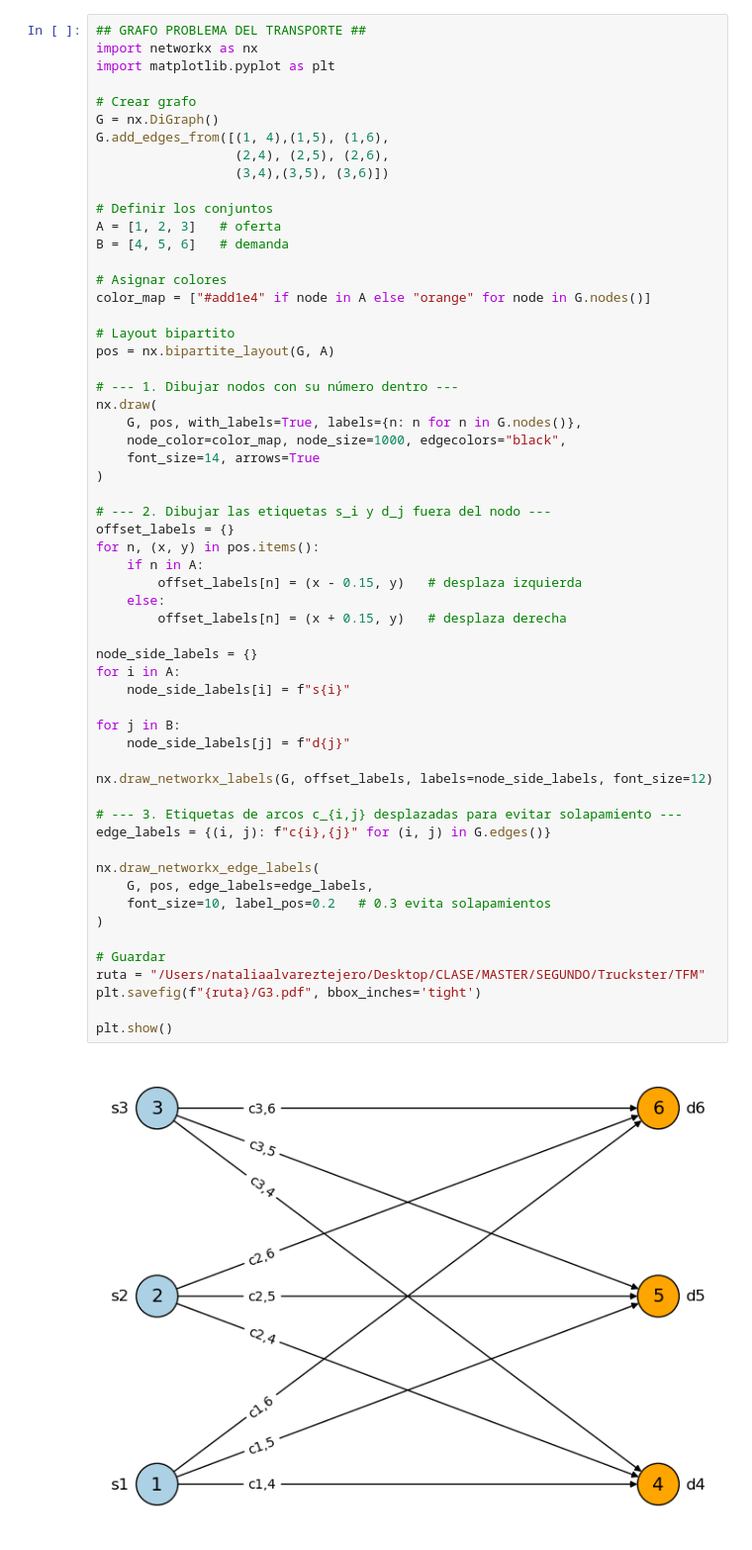
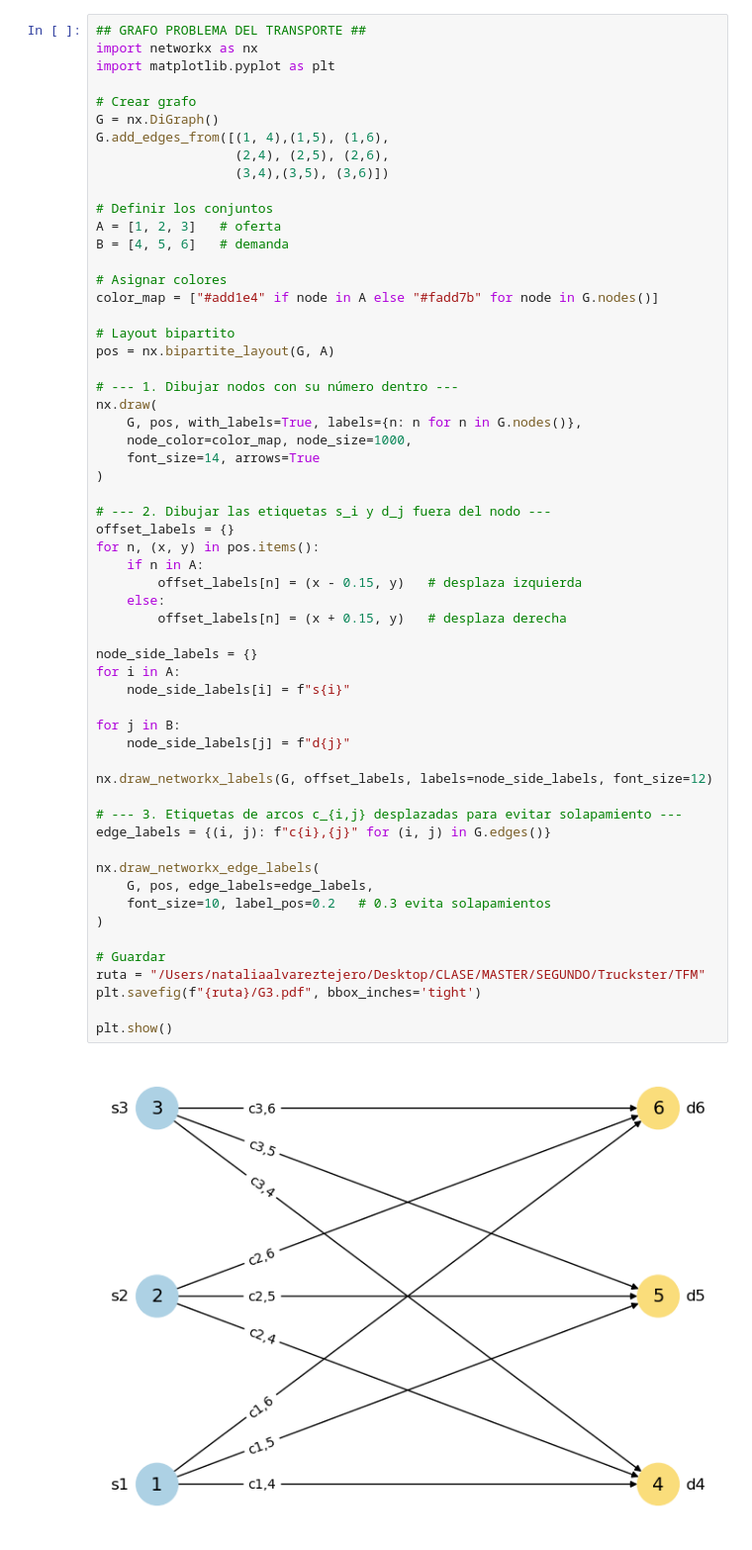
Before and after one commit to Nati-design/TFM, a Jupyter notebook: Representaciones.ipynb, the cells around one changed output. Shown at 99% size. Saved outputs shown, nothing was run; the diff lists cells and outputs as text.

```diff
--- a/Representaciones.ipynb
+++ b/Representaciones.ipynb
@@ -154,7 +154,7 @@ A = [1, 2, 3]   # oferta
 B = [4, 5, 6]   # demanda
 
 # Asignar colores
-color_map = ["#add1e4" if node in A else "orange" for node in G.nodes()]
+color_map = ["#add1e4" if node in A else "#fadd7b" for node in G.nodes()]
 
 # Layout bipartito
 pos = nx.bipartite_layout(G, A)
@@ -162,7 +162,7 @@ pos = nx.bipartite_layout(G, A)
 # --- 1. Dibujar nodos con su número dentro ---
 nx.draw(
     G, pos, with_labels=True, labels={n: n for n in G.nodes()},
-    node_color=color_map, node_size=1000, edgecolors="black",
+    node_color=color_map, node_size=1000,
     font_size=14, arrows=True
 )
 
@@ -170,31 +170,31 @@ nx.draw(
 offset_labels = {}
 for n, (x, y) in pos.items():
     if n in A:
         offset_labels[n] = (x - 0.15, y)   # desplaza izquierda
     else:
         offset_labels[n] = (x + 0.15, y)   # desplaza derecha
 
 node_side_labels = {}
 for i in A:
     node_side_labels[i] = f"s{i}"
 
 for j in B:
     node_side_labels[j] = f"d{j}"
 
 nx.draw_networkx_labels(G, offset_labels, labels=node_side_labels, font_size=12)
 
 # --- 3. Etiquetas de arcos c_{i,j} desplazadas para evitar solapamiento ---
 edge_labels = {(i, j): f"c{i},{j}" for (i, j) in G.edges()}
 
 nx.draw_networkx_edge_labels(
     G, pos, edge_labels=edge_labels,
     font_size=10, label_pos=0.2   # 0.3 evita solapamientos
 )
 
 # Guardar
 ruta = "/Users/nataliaalvareztejero/Desktop/CLASE/MASTER/SEGUNDO/Truckster/TFM"
 plt.savefig(f"{ruta}/G3.pdf", bbox_inches='tight')
 
 plt.show()
 # %% [output]
-[figure, old version]
+[figure, new version]
```
Also changed, not shown: parts of 3 cells of this notebook.
